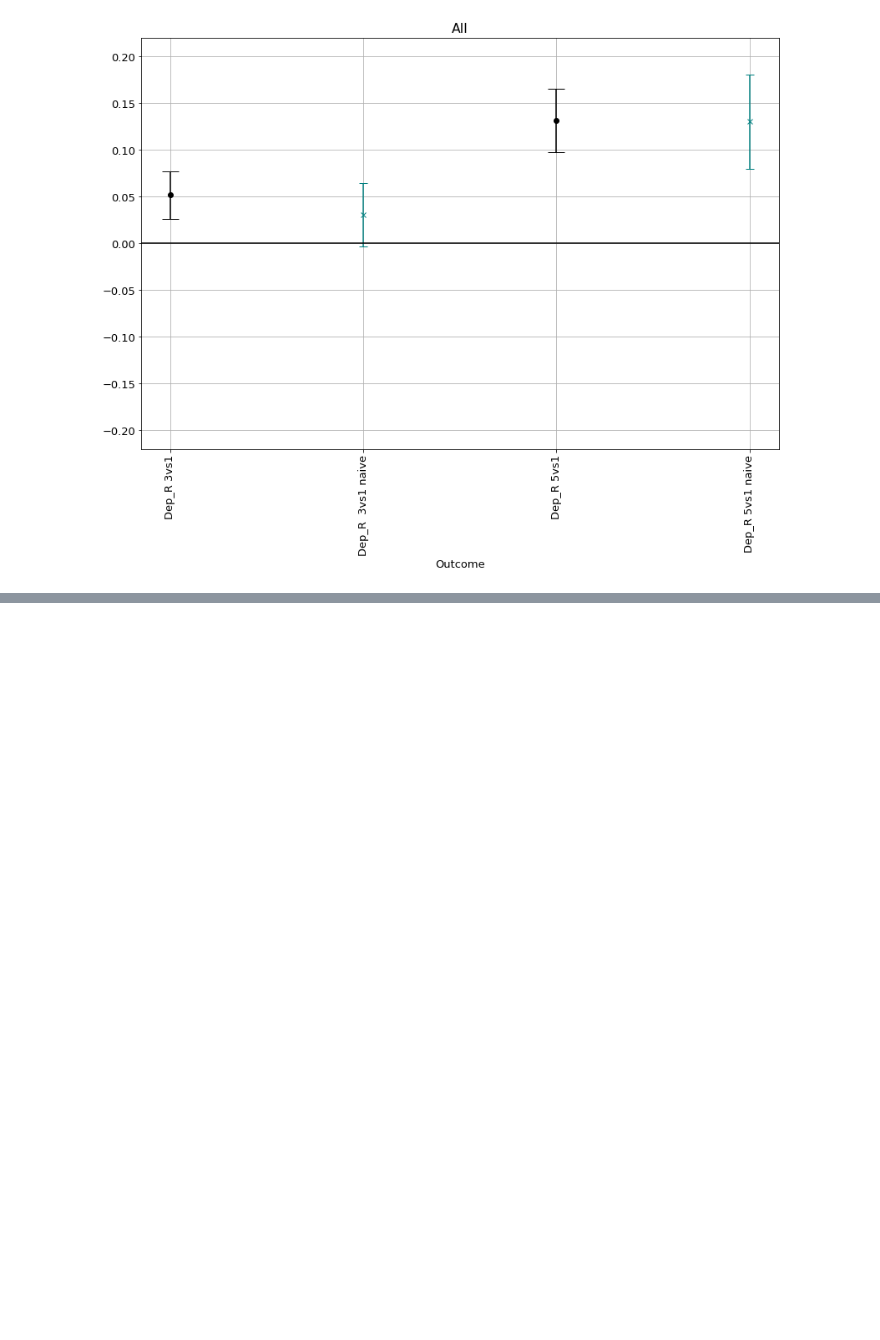
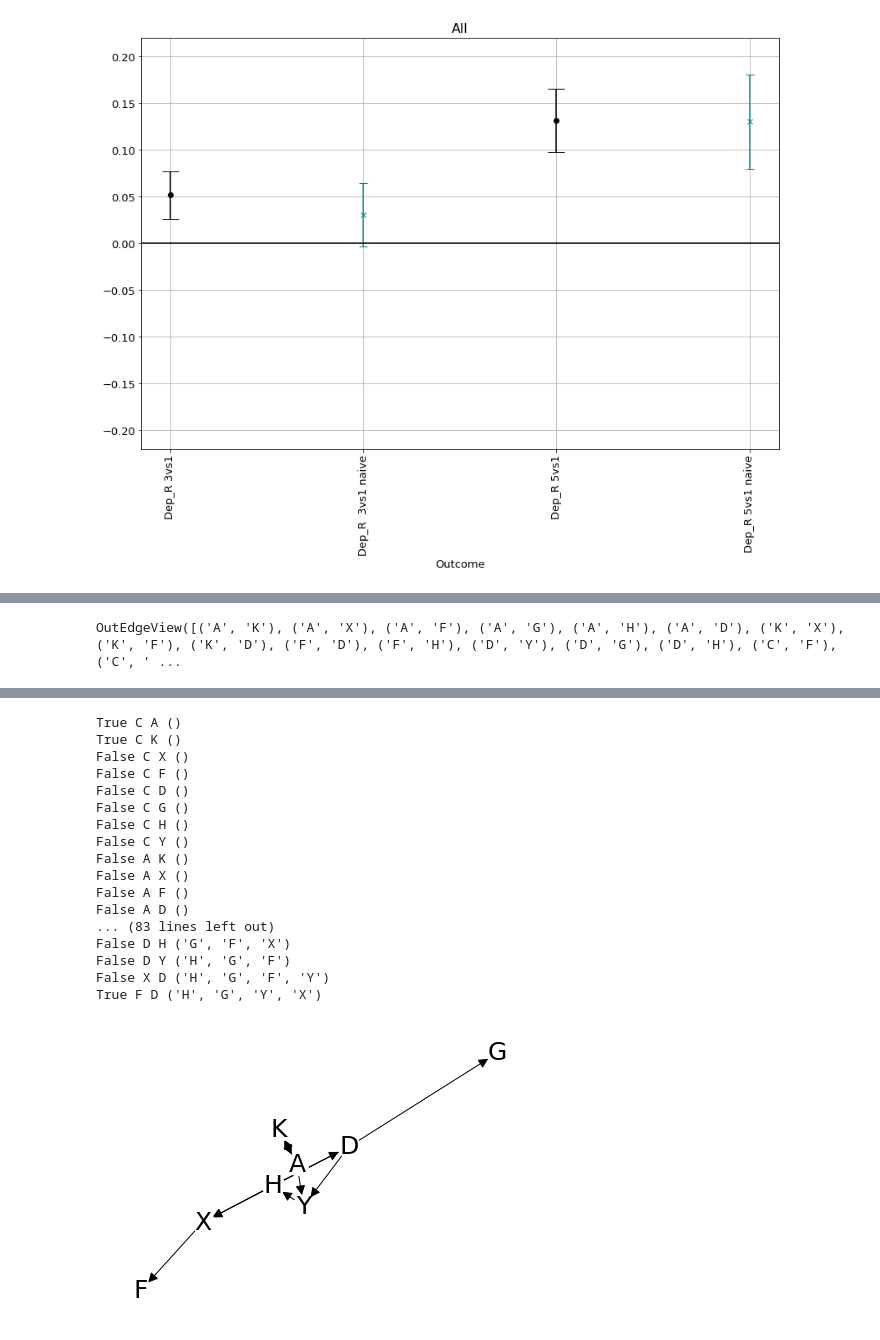
Before and after one commit to matthewvowels1/causalPipeline, a Jupyter notebook: causal_pipeline_tutorial.ipynb, the cells around one changed output, grey strips where cells are left out. Cells and saved outputs as stored; diff of their text form; code cells hidden in the pictures; blank space fills up the shorter version.

```diff
--- a/causal_pipeline_tutorial.ipynb
+++ b/causal_pipeline_tutorial.ipynb
@@ -442,0 +523,11 @@ plt.show()
+# %%
+model.edges
+# %% [output]
+OutEdgeView([('A', 'K'), ('A', 'X'), ('A', 'F'), ('A', 'G'), ('A', 'H'), ('A', 'D'), ('K', 'X'), ('K', 'F'), ('K', 'D'), ('F', 'D'), ('F', 'H'), ('D', 'Y'), ('D', 'G'), ('D', 'H'), ('C', 'F'), ('C', ' ...
+# %%
+# gcit uses https://github.com/alexisbellot/GCIT/blob/master/Tutorial.ipynb
+c = PC_adapted(df)
+model2 = c.estimate(ci_test="pearsonr", return_type="cpdag", significance_level=alpha, knn=knn)
+nx.draw(model2, with_labels=True, node_color='white', edge_color='k',
+        node_size=500, font_size=25, arrowsize=20, )
+# %% [output]
@@ -442,0 +535,18 @@ plt.show()
+True C A ()
+True C K ()
+False C X ()
+False C F ()
+False C D ()
+False C G ()
+False C H ()
+False C Y ()
+False A K ()
+False A X ()
+False A F ()
+False A D ()
+... (83 lines left out)
+False D H ('G', 'F', 'X')
+False D Y ('H', 'G', 'F')
+False X D ('H', 'G', 'F', 'Y')
+True F D ('H', 'G', 'Y', 'X')
+[figure, added]
```
Also changed, not shown: parts of 20 cells of this notebook, 3 other files.
